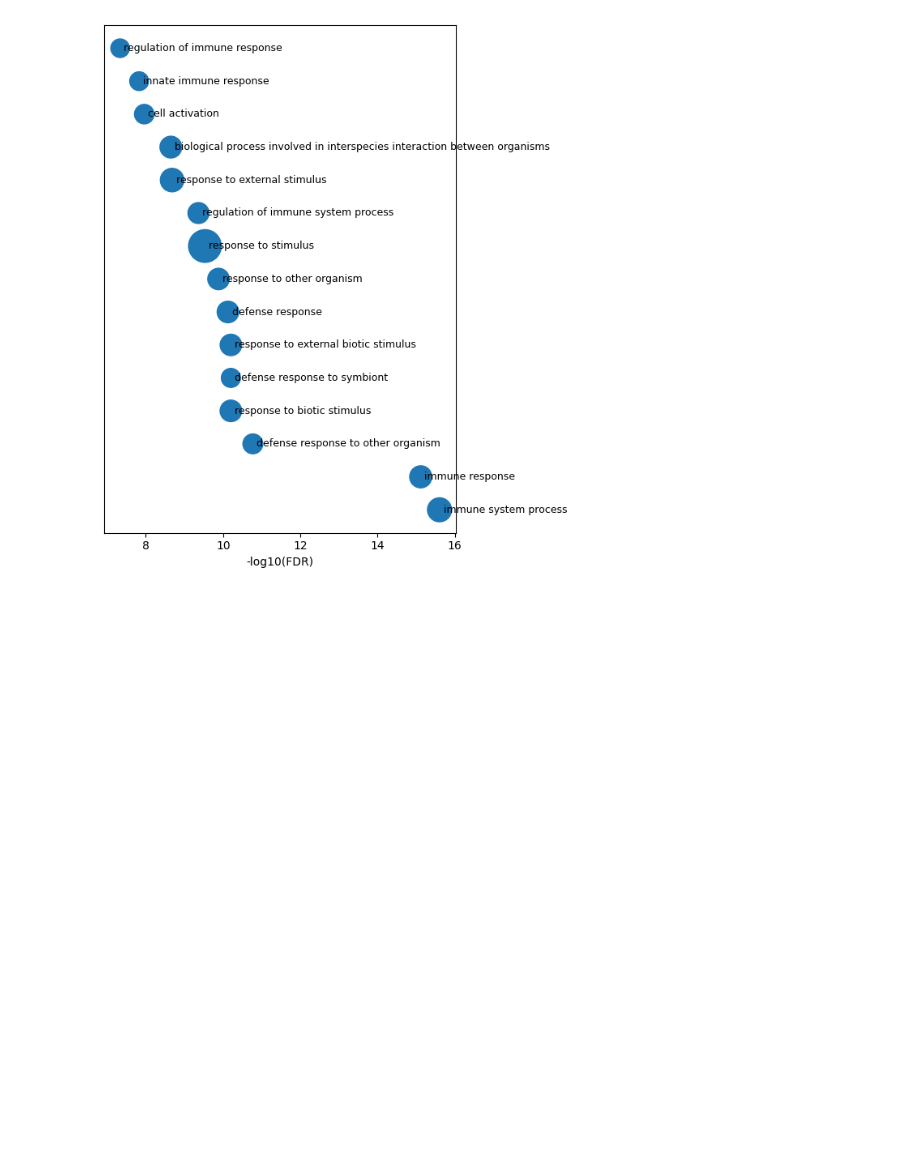
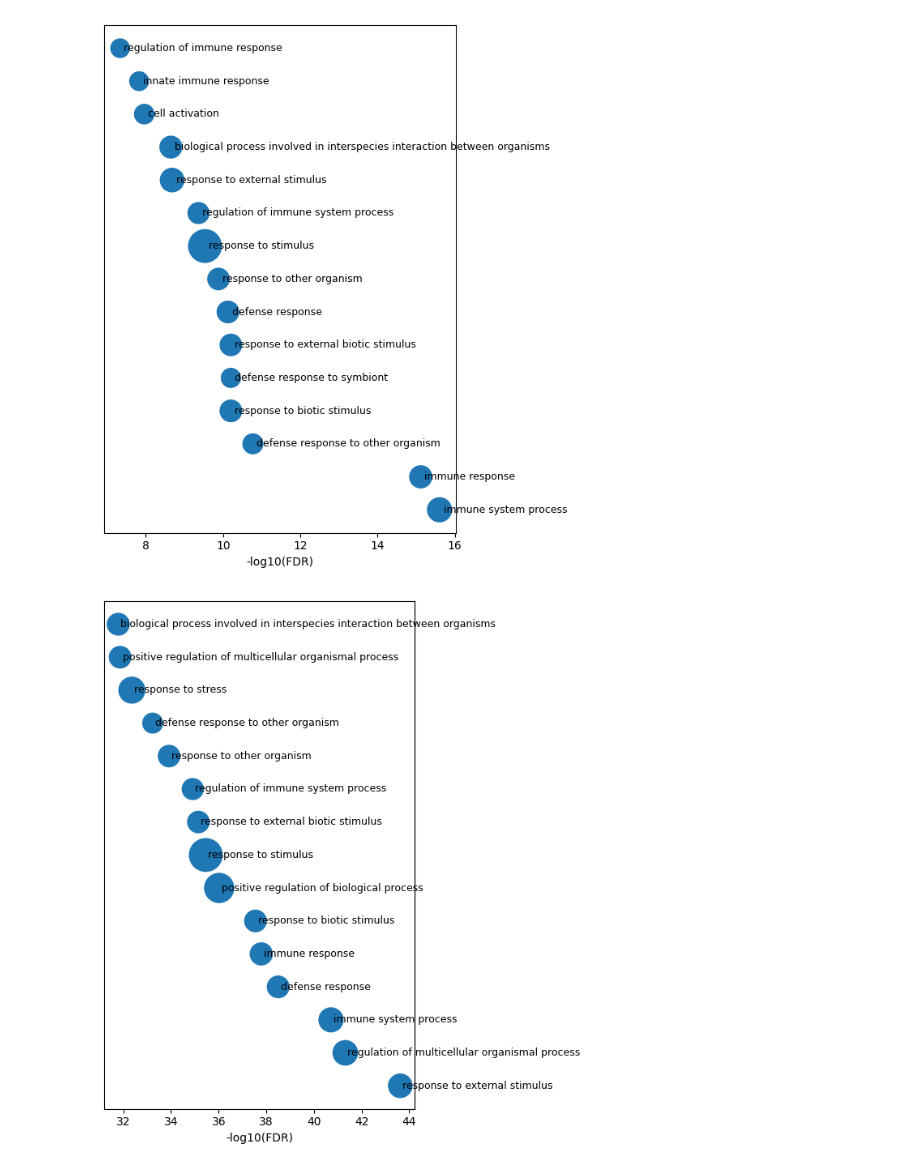
Before and after one commit to christoffermattssonlangseth/ST-BRICHOS, a Jupyter notebook: notebooks/09_GOterm_analysis.ipynb, the cells around one changed output. Saved outputs shown, nothing was run; the diff lists cells and outputs as text; code cells hidden in the pictures; blank space fills up the shorter version.

```diff
--- a/notebooks/09_GOterm_analysis.ipynb
+++ b/notebooks/09_GOterm_analysis.ipynb
@@ -40,7 +40,7 @@ def run_de(
     method="wilcoxon",          # or "t-test_overestim_var", "t-test", "logreg"
     layer=None,                 # None => use .X
     use_raw=False,
-    lfc_cap=10.0
+    lfc_cap=50.0
 ):
     out = []
     for g, r in contrasts:
@@ -283,3 +282,8 @@ def bubble_go(df, title=None, top_n=15):
 bubble_go(go_top)
 # %% [output]
 [figure]
+# %%
+go_top = top_changed_go(de_bulk, contrast="BRICHOS_vs_WT", K=500, fdr=0.05)
+bubble_go(go_top)
+# %% [output]
+[figure, added]
```
Also changed, not shown: parts of 5 cells of this notebook, 2 other files.
